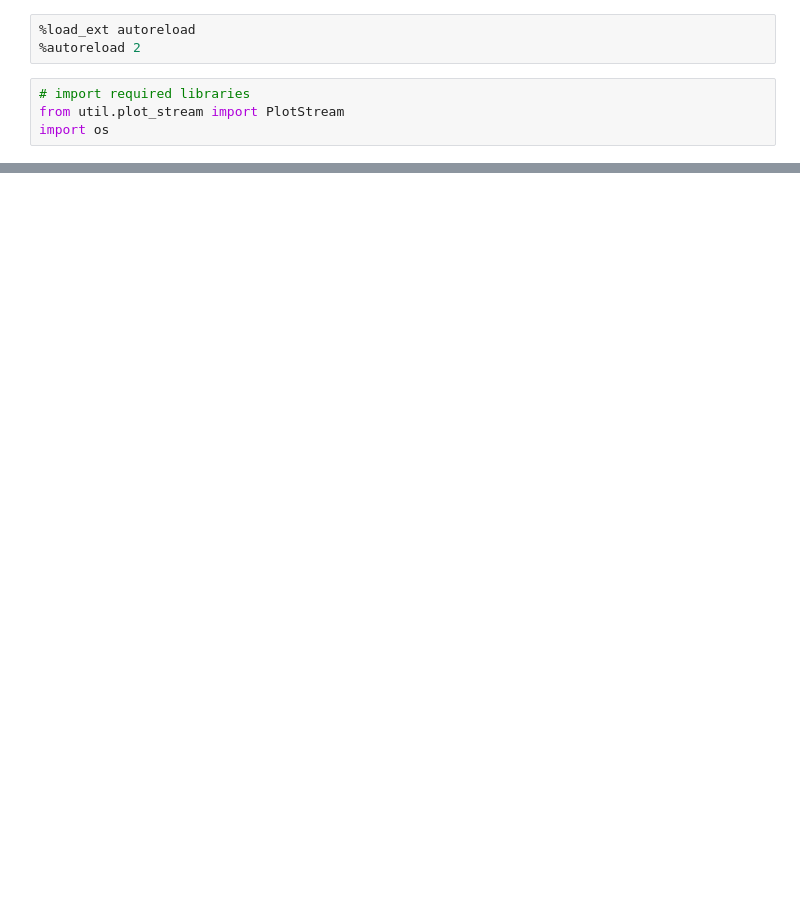
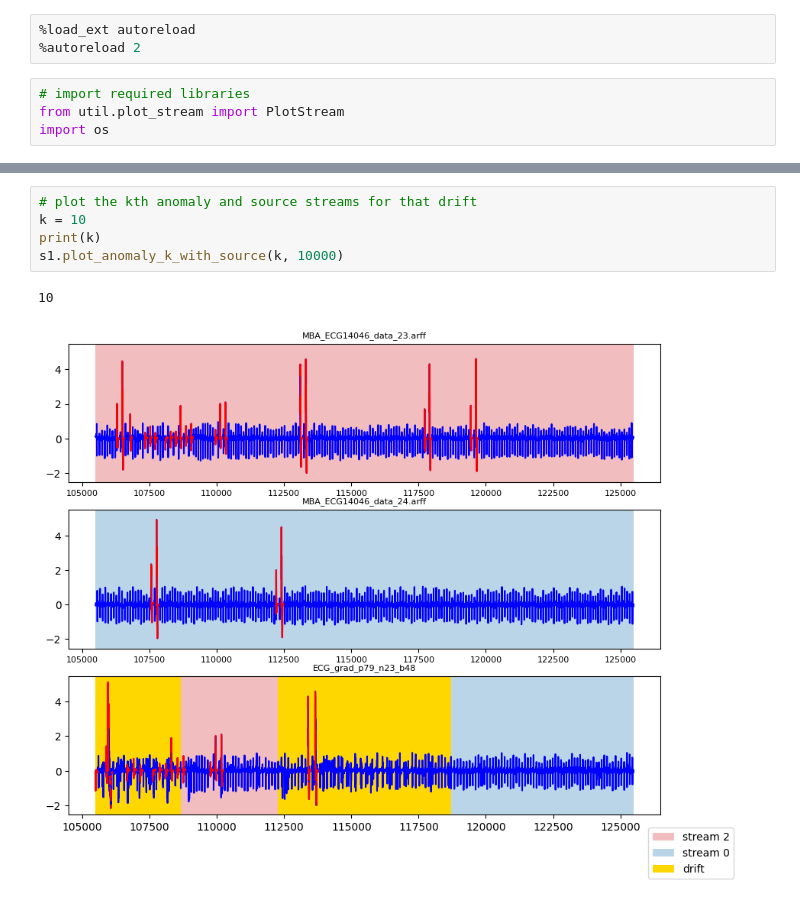
Before and after one commit to mac-dsl/AnomalyDriftDetection, a Jupyter notebook: view_drift.ipynb, the cells around one changed output, grey strips where cells are left out. Drawn from its saved outputs; the diff is of its cells as text; blank space fills up the shorter version.

```diff
--- a/view_drift.ipynb
+++ b/view_drift.ipynb
@@ -41,0 +41,8 @@ s1.plot_anomaly_k_with_source(i, 7500)
+# %%
+# plot the kth anomaly and source streams for that drift
+k = 10
+print(k)
+s1.plot_anomaly_k_with_source(k, 10000)
+# %% [output]
+10
+[figure, added]
```
Also changed, not shown: parts of 15 cells of this notebook, 1 other file.
